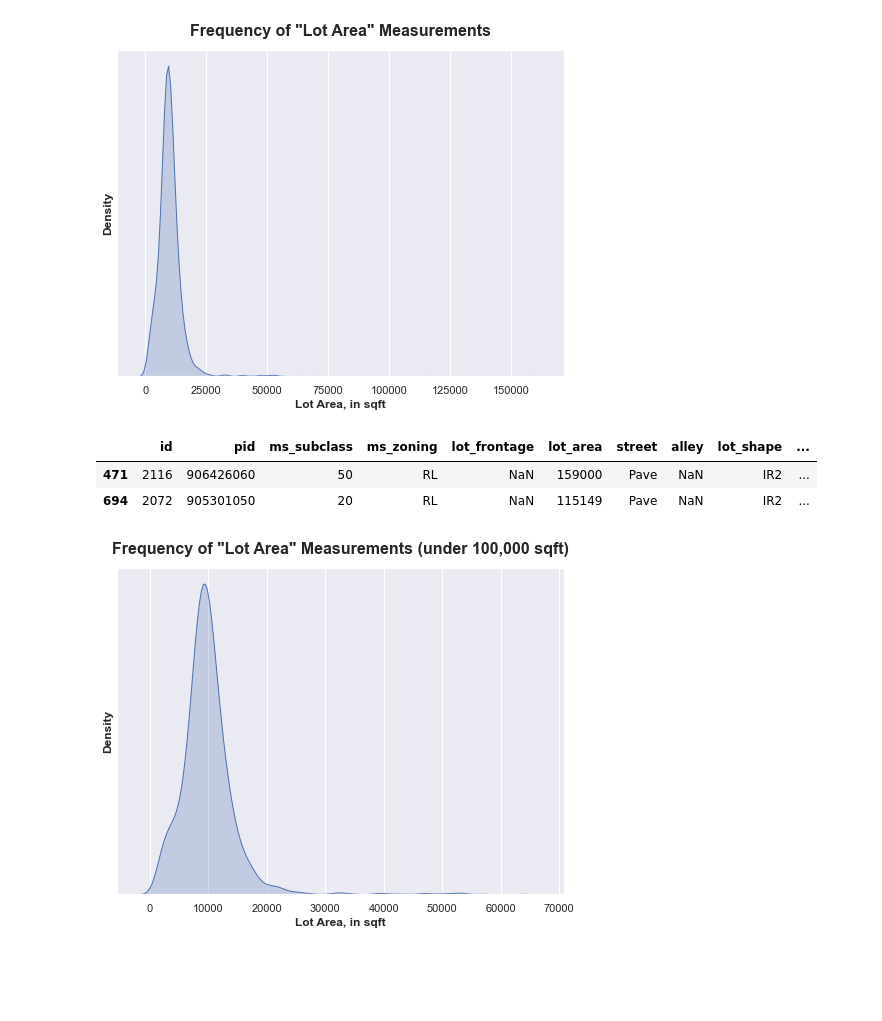
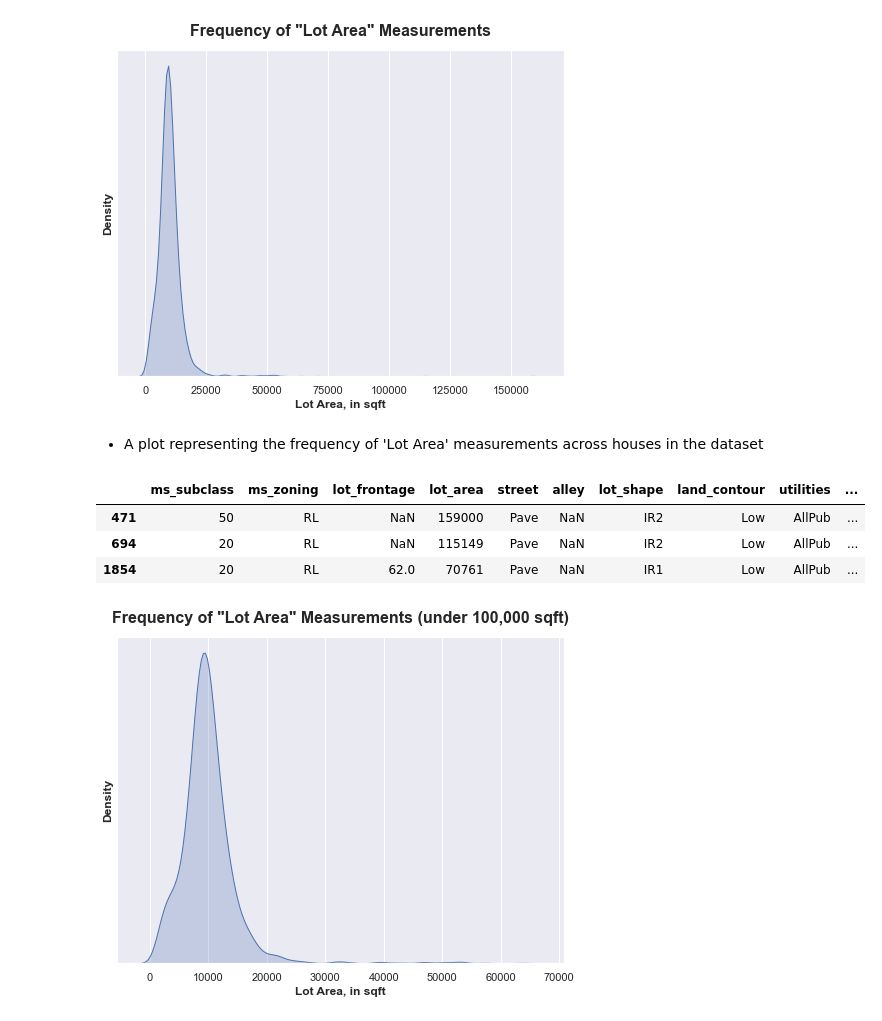
Before and after one commit to maryschindler/project_ames_kaggle_challenge, a Jupyter notebook: 2.0/notebooks/01_EDA_and_Cleaning.ipynb, the cells around one changed output. Cells and saved outputs as stored; diff of their text form; code cells hidden in the pictures; blank space fills up the shorter version.

```diff
--- a/2.0/notebooks/01_EDA_and_Cleaning.ipynb
+++ b/2.0/notebooks/01_EDA_and_Cleaning.ipynb
@@ -109,3 +109,6 @@ ames_test_df.columns = ames_test_df.columns.str.replace(' ', '_')
 ames_test_df.columns[:5]
 # %% [output]
 Index(['id', 'pid', 'ms_subclass', 'ms_zoning', 'lot_frontage'], dtype='object')
+# %%
+#dropping 'id' and 'pid' columns:
+ames_df.drop(columns = ['id', 'pid'], inplace = True)
@@ -300,12 +258,15 @@ plt.ylabel(ylabel = 'Density',
 plt.yticks([]);
 # %% [output]
 [figure]
+# %% [markdown]
+- A plot representing the frequency of 'Lot Area' measurements across houses in the dataset
 # %%
-ames_df[ames_df['lot_area'] > 100_000]
+ames_df[ames_df['lot_area'] > 70_000]
 # %% [output]
-|  | id | pid | ms_subclass | ms_zoning | lot_frontage | lot_area | street | alley | lot_shape | ... |
-| 471 | 2116 | 906426060 | 50 | RL | NaN | 159000 | Pave | NaN | IR2 | ... |
-| 694 | 2072 | 905301050 | 20 | RL | NaN | 115149 | Pave | NaN | IR2 | ... |
+|  | ms_subclass | ms_zoning | lot_frontage | lot_area | street | alley | lot_shape | land_contour | utilities | ... |
+| 471 | 50 | RL | NaN | 159000 | Pave | NaN | IR2 | Low | AllPub | ... |
+| 694 | 20 | RL | NaN | 115149 | Pave | NaN | IR2 | Low | AllPub | ... |
+| 1854 | 20 | RL | 62.0 | 70761 | Pave | NaN | IR1 | Low | AllPub | ... |
 # %%
 #and for values under 70_000
 plt.figure(figsize = (8, 6))
```
Also changed, not shown: parts of 79 cells of this notebook, 4 other files.
